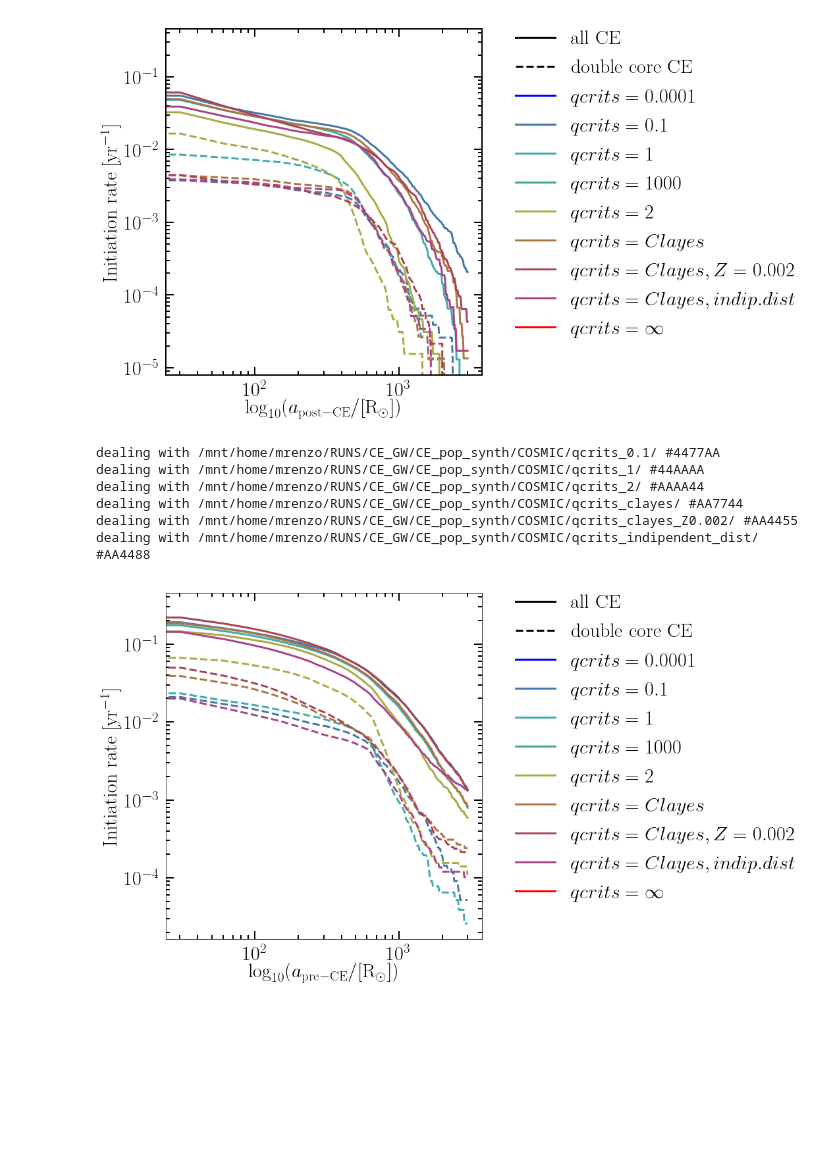
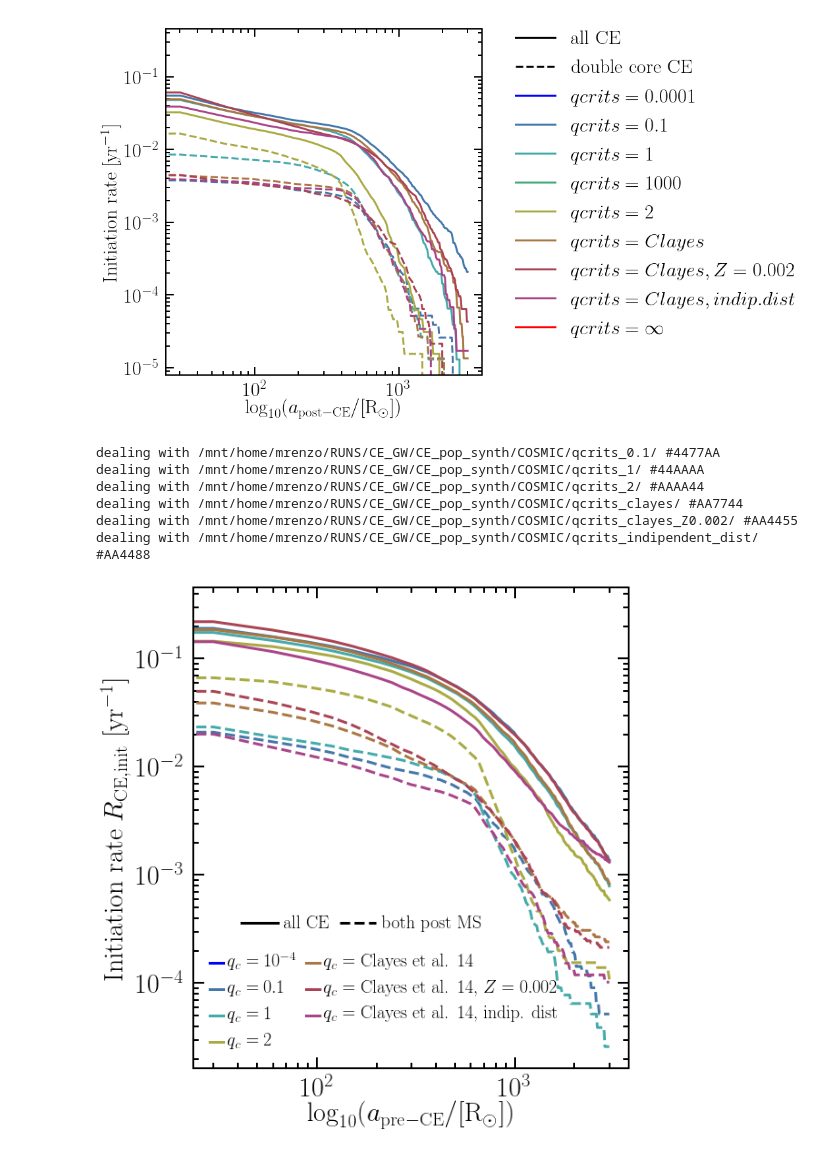
Before and after one commit to tcallister/LISA-and-CE-Evolution, a Jupyter notebook: COSMIC_popsynth/Common_envelope_rate_as_function_of_mass_gw_emitting.ipynb, the cells around one changed output. Cells and saved outputs as stored; diff of their text form; code cells hidden in the pictures; blank space fills up the shorter version.

Commit message:
plots

```diff
--- a/COSMIC_popsynth/Common_envelope_rate_as_function_of_mass_gw_emitting.ipynb
+++ b/COSMIC_popsynth/Common_envelope_rate_as_function_of_mass_gw_emitting.ipynb
@@ -217,14 +292,16 @@ gs = gridspec.GridSpec(2,2)
 gs.update(wspace=0,hspace=0)# top=1.1)
 ax = plt.subplot(gs[0])
 
-Sepcuts = np.linspace(0,3000, 100)
-folders = ["/mnt/home/mrenzo/RUNS/CE_GW/CE_pop_synth/COSMIC/qcrits_0.1/", "/mnt/home/mrenzo/RUNS/CE_GW/CE_pop_synth/COSMIC/qcrits_1/", "/mnt/home/mrenzo/RUNS/CE_GW/CE_pop_synth/COSMIC/qcrits_2/", "/mnt/home/mrenzo/RUNS/CE_GW/CE_pop_synth/COSMIC/qcrits_clayes/","/mnt/home/mrenzo/RUNS/CE_GW/CE_pop_synth/COSMIC/qcrits_clayes_Z0.002/", "/mnt/home/mrenzo/RUNS/CE_GW/CE_pop_synth/COSMIC/qcrits_indipendent_dist/"]
-colors = ['#4477AA',
-          '#44AAAA',
-          '#AAAA44',
-          '#AA7744',
-          '#AA4455',
-          '#AA4488']
+Sepcuts = np.linspace(0,3000,101)
+
+folders = ["/mnt/home/mrenzo/RUNS/CE_GW/CE_pop_synth/COSMIC/qcrits_0.1/",
+           "/mnt/home/mrenzo/RUNS/CE_GW/CE_pop_synth/COSMIC/qcrits_1/",
+           "/mnt/home/mrenzo/RUNS/CE_GW/CE_pop_synth/COSMIC/qcrits_2/",
+           "/mnt/home/mrenzo/RUNS/CE_GW/CE_pop_synth/COSMIC/qcrits_clayes/",
+           "/mnt/home/mrenzo/RUNS/CE_GW/CE_pop_synth/COSMIC/qcrits_clayes_Z0.002/",
+           "/mnt/home/mrenzo/RUNS/CE_GW/CE_pop_synth/COSMIC/qcrits_indipendent_dist/"]
+colors = ['#4477AA', '#44AAAA', '#AAAA44', '#AA7744', '#AA4455',
+'#AA4488']
 
 for folder in folders:
     c = colors[folders.index(folder)]
@@ -238,48 +315,60 @@ for folder in folders:
     #
     ax.plot(Sepcuts, allCErate, lw=3,c=c,ls='-')
     ax.plot(Sepcuts, doublecoreCErate, lw=3,c=c,ls='--')
 
-ax.plot(np.nan, np.nan, lw=3,ls='-', c='k', label=r"all CE")
-ax.plot(np.nan, np.nan, lw=3,ls='--',c='k', label=r"double core CE")
-ax.plot(np.nan, np.nan, lw=3,ls='-', c='b', label=r"$qcrits=0.0001$")
-ax.plot(np.nan, np.nan, lw=3,ls='-', c='#4477AA', label=r"$qcrits=0.1$")
-ax.plot(np.nan, np.nan, lw=3,ls='-', c='#44AAAA', label=r"$qcrits=1$")
-ax.plot(np.nan, np.nan, lw=3,ls='-', c='#44AA77', label=r"$qcrits=1000$")
-ax.plot(np.nan, np.nan, lw=3,ls='-', c='#AAAA44', label=r"$qcrits=2$")
-ax.plot(np.nan, np.nan, lw=3,ls='-', c='#AA7744', label=r"$qcrits=Clayes$")
-ax.plot(np.nan, np.nan, lw=3,ls='-', c='#AA4455', label=r"$qcrits=Clayes, Z=0.002$")
-ax.plot(np.nan, np.nan, lw=3,ls='-', c='#AA4488', label=r"$qcrits=Clayes, indip. dist$")
-ax.plot(np.nan, np.nan, lw=3,ls='-', c='r', label=r"$qcrits=\infty$")
 
-l=ax.legend(fontsize=30, loc="best", bbox_to_anchor=(1.05,1.05))
+ax.plot(np.nan, np.nan, lw=3,ls='-', c='b', label=r"$q_c=10^{-4}$")
+ax.plot(np.nan, np.nan, lw=3,ls='-', c='#4477AA', label=r"$q_c=0.1$")
+ax.plot(np.nan, np.nan, lw=3,ls='-', c='#44AAAA', label=r"$q_c=1$")
+# ax.plot(np.nan, np.nan, lw=3,ls='-', c='#44AA77', label=r"$qcrits=1000$")
+ax.plot(np.nan, np.nan, lw=3,ls='-', c='#AAAA44', label=r"$q_c=2$")
+ax.plot(np.nan, np.nan, lw=3,ls='-', c='#AA7744', label=r"$q_c=$ Clayes et al. 14")
+ax.plot(np.nan, np.nan, lw=3,ls='-', c='#AA4455', label=r"$q_c=$ Clayes et al. 14, $Z=0.002$")
+ax.plot(np.nan, np.nan, lw=3,ls='-', c='#AA4488', label=r"$q_c=$ Clayes et al. 14, indip. dist")
+# ax.plot(np.nan, np.nan, lw=3,ls='-', c='r', label=r"$qcrits=\infty$")
+
+
+l=ax.legend(fontsize=20, loc="lower left", handletextpad=0.2, handlelength=0.75, ncol=2, columnspacing=0.5) #bbox_to_anchor=(1.05,1.05))
 l.draw_frame(False)
+
+p1, = ax.plot(np.nan, np.nan, lw=3,ls='-', c='k', label=r"all CE")
+p2, = ax.plot(np.nan, np.nan, lw=3,ls='--',c='k', label=r"both post MS")
+
+
+l2=ax.legend([p1,p2],[r"all CE",r"both post MS"], fontsize=20,
+             loc="center right", handletextpad=0.3, ncol=2,
+             columnspacing=0.6, bbox_to_anchor=(0.7,0.3))
+l2.draw_frame(False)
+
+ax.add_artist(l)
 
 # ax.set_xlabel(r"$\log_{10}(P_\mathrm{pre-CE}/ \mathrm{[days]})$", fontsize=30)
 ax.set_xlabel(r"$\log_{10}(a_\mathrm{pre-CE}/ \mathrm{[R_\odot]})$", fontsize=30)
-ax.set_ylabel(r"$\mathrm{Initiation\ rate} \ [\mathrm{yr^{-1}}]$", fontsize=30)
+ax.set_ylabel(r"$\mathrm{Initiation\ rate}\ R_\mathrm{CE,init} \ [\mathrm{yr^{-1}}]$", fontsize=30)
 
 ax.tick_params(axis='both', which='major', width=2, top="on", right="on", length=12, pad=10, labelsize=30, direction='in')
 ax.tick_params(axis='both', which='minor', width=2, top="on", right="on", length=6, pad=10, direction='in')
 # ax.xaxis.set_major_locator(MultipleLocator(20))
 # ax.xaxis.set_minor_locator(MultipleLocator(10))
 # ax.yaxis.set_major_locator(MultipleLocator(0.1))
 # ax.yaxis.set_minor_locator(MultipleLocator(0.05))
+# ax.set_xlim(xmin=1e-50,xmax=3000)
 ax.set_yscale('log')
 ax.set_xscale('log')
 ax.spines['top'].set_linewidth(2)
 ax.spines['bottom'].set_linewidth(2)
 ax.spines['right'].set_linewidth(2)
 ax.spines['left'].set_linewidth(2)
 plt.tight_layout()
-plt.savefig("/mnt/home/mrenzo/TMP/CE_rate_func_pre-CEsep.pdf")
+plt.savefig("/mnt/home/mrenzo/TMP/CE_rate_func_pre-CEsep.pdf", bbox_inches="tight")
 # %% [output]
 dealing with /mnt/home/mrenzo/RUNS/CE_GW/CE_pop_synth/COSMIC/qcrits_0.1/ #4477AA
 dealing with /mnt/home/mrenzo/RUNS/CE_GW/CE_pop_synth/COSMIC/qcrits_1/ #44AAAA
 dealing with /mnt/home/mrenzo/RUNS/CE_GW/CE_pop_synth/COSMIC/qcrits_2/ #AAAA44
 dealing with /mnt/home/mrenzo/RUNS/CE_GW/CE_pop_synth/COSMIC/qcrits_clayes/ #AA7744
 dealing with /mnt/home/mrenzo/RUNS/CE_GW/CE_pop_synth/COSMIC/qcrits_clayes_Z0.002/ #AA4455
 dealing with /mnt/home/mrenzo/RUNS/CE_GW/CE_pop_synth/COSMIC/qcrits_indipendent_dist/ #AA4488
-[figure, old version]
+[figure, new version]
 # %%
 fig = plt.figure(figsize=(15., 15.))
 gs = gridspec.GridSpec(2,2)
```
Also changed, not shown: parts of 6 cells of this notebook, 2 other files.
